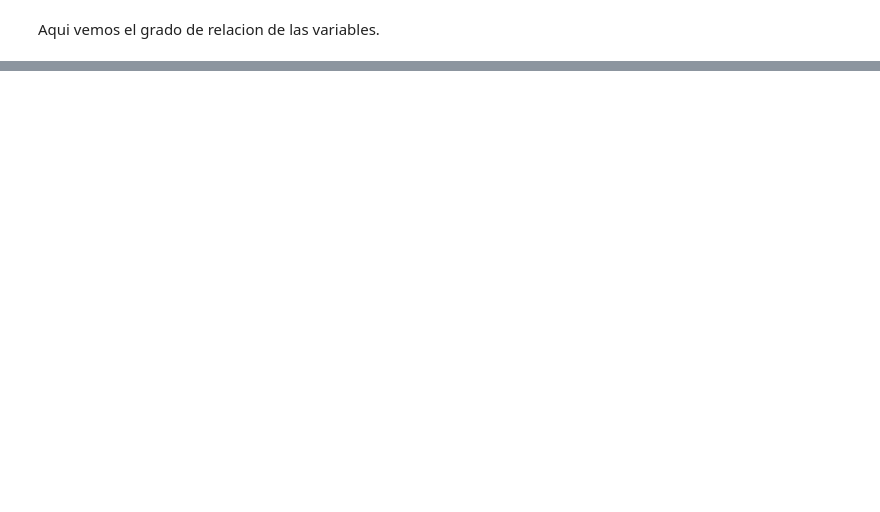
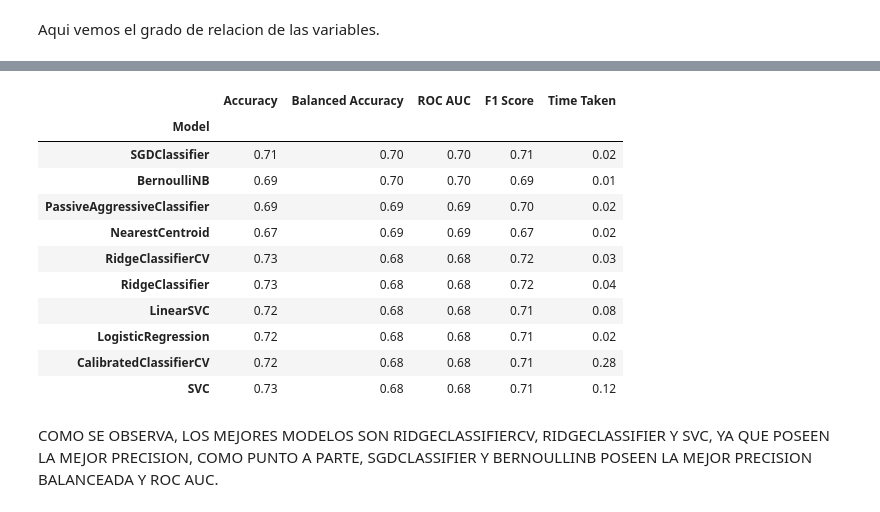
Before and after one commit to fercontreras-tech/examen, a Jupyter notebook: examen.ipynb, the cells around one changed output, grey strips where cells are left out. Saved outputs shown, nothing was run; the diff lists cells and outputs as text; code cells hidden in the pictures; blank space fills up the shorter version.

```diff
--- a/examen.ipynb
+++ b/examen.ipynb
@@ -94,0 +153,3 @@ Aqui vemos el grado de relacion de las variables.
+# %%
+y = df33['TARGET_5Yrs']
+X = df33.drop('TARGET_5Yrs', axis=1)
@@ -94,0 +158,8 @@ Aqui vemos el grado de relacion de las variables.
+# %%
+X_train, X_test, y_train, y_test = train_test_split(X, y, test_size=0.2, random_state=2023)
+# %%
+std = StandardScaler()
+X_train_std = std.fit_transform(X_train)
+X_test_std = std.fit_transform(X_test)
+# %%
+models, predictions = LazyClassifier().fit(X_train_std, X_test_std, y_train, y_test)
@@ -94,0 +174,17 @@ Aqui vemos el grado de relacion de las variables.
+# %%
+models[:10]
+# %% [output]
+|  | Accuracy | Balanced Accuracy | ROC AUC | F1 Score | Time Taken |
+| Model |  |  |  |  |  |
+| SGDClassifier | 0.71 | 0.70 | 0.70 | 0.71 | 0.02 |
+| BernoulliNB | 0.69 | 0.70 | 0.70 | 0.69 | 0.01 |
+| PassiveAggressiveClassifier | 0.69 | 0.69 | 0.69 | 0.70 | 0.02 |
+| NearestCentroid | 0.67 | 0.69 | 0.69 | 0.67 | 0.02 |
+| RidgeClassifierCV | 0.73 | 0.68 | 0.68 | 0.72 | 0.03 |
+| RidgeClassifier | 0.73 | 0.68 | 0.68 | 0.72 | 0.04 |
+| LinearSVC | 0.72 | 0.68 | 0.68 | 0.71 | 0.08 |
+| LogisticRegression | 0.72 | 0.68 | 0.68 | 0.71 | 0.02 |
+| CalibratedClassifierCV | 0.72 | 0.68 | 0.68 | 0.71 | 0.28 |
+| SVC | 0.73 | 0.68 | 0.68 | 0.71 | 0.12 |
+# %% [markdown]
+COMO SE OBSERVA, LOS MEJORES MODELOS SON RIDGECLASSIFIERCV, RIDGECLASSIFIER Y SVC, YA QUE POSEEN LA MEJOR PRECISION, COMO PUNTO A PARTE, SGDCLASSIFIER Y BERNOULLINB POSEEN LA MEJOR PRECISION BALANCEADA Y ROC AUC.
```
Also changed, not shown: parts of 8 cells of this notebook.
